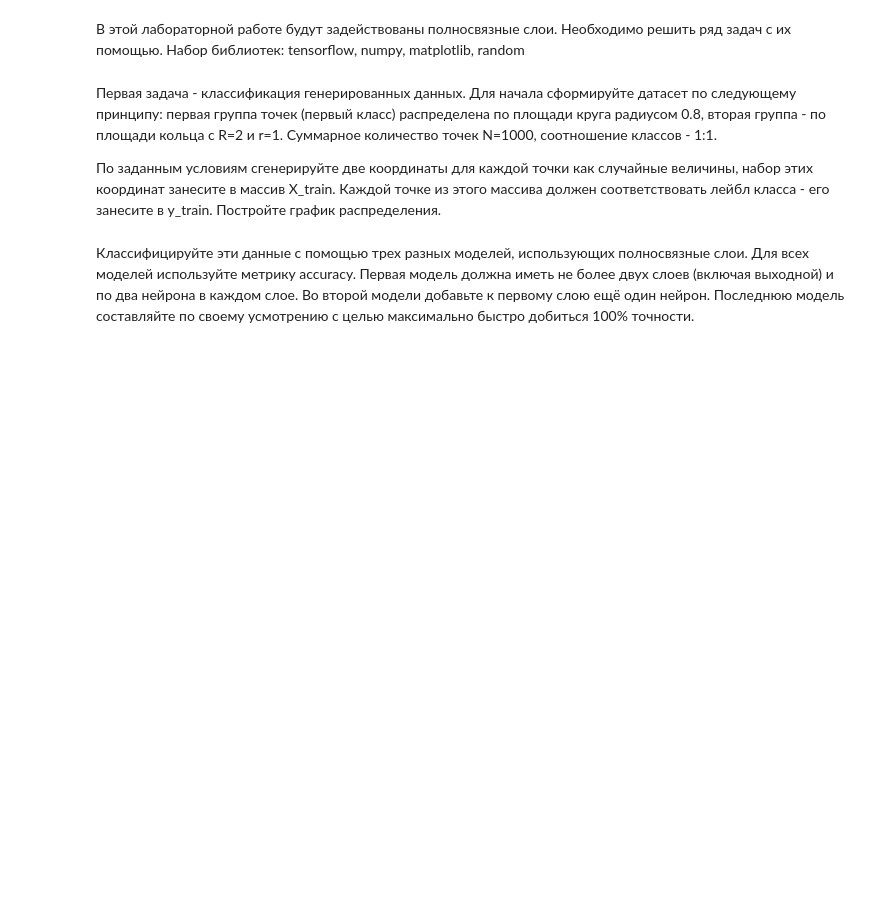
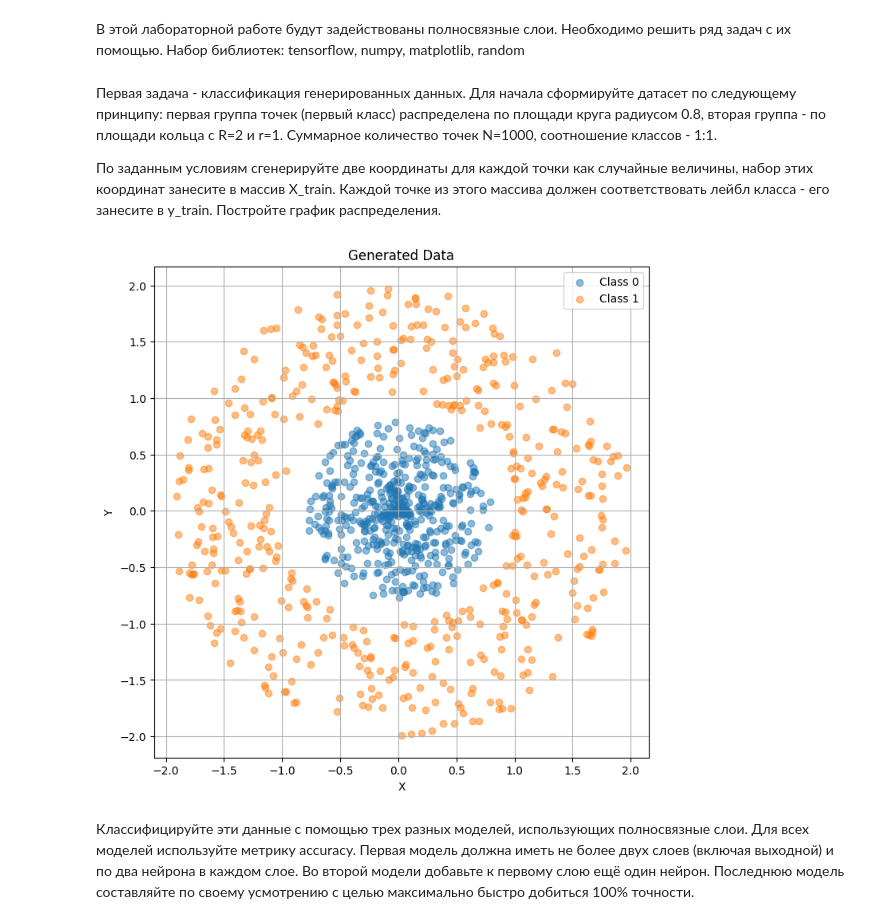
Before and after one commit to BZ6/PINDeepLearning, a Jupyter notebook: Лабораторная_работа_№1.ipynb, the cells around one changed output. Cells and saved outputs as stored; diff of their text form; code cells hidden in the pictures; blank space fills up the shorter version.

```diff
--- a/Лабораторная_работа_№1.ipynb
+++ b/Лабораторная_работа_№1.ipynb
@@ -8,5 +18,36 @@
 Первая задача - классификация генерированных данных. Для начала сформируйте датасет по следующему принципу: первая группа точек (первый класс) распределена по площади круга радиусом 0.8, вторая группа - по площади кольца с R=2 и r=1. Суммарное количество точек N=1000, соотношение классов - 1:1.
 
 По заданным условиям сгенерируйте две координаты для каждой точки как случайные величины, набор этих координат занесите в массив X_train. Каждой точке из этого массива должен соответствовать лейбл класса - его занесите в y_train. Постройте график распределения.
+# %%
+N = 1000
+X_train = np.zeros((N, 2))
+y_train = np.zeros(N)
+
+for i in range(N // 2):
+    theta = random.uniform(0, 2 * np.pi)
+
+    r = random.uniform(0, 0.8)
+    x = r * np.cos(theta)
+    y = r * np.sin(theta)
+    X_train[i] = [x, y]
+    y_train[i] = 0
+
+    r = random.uniform(1, 2)
+    x = r * np.cos(theta)
+    y = r * np.sin(theta)
+    X_train[i + N // 2] = [x, y]
+    y_train[i + N // 2] = 1
+# %%
+plt.figure(figsize=(8, 8))
+plt.scatter(X_train[y_train == 0][:, 0], X_train[y_train == 0][:, 1], label='Class 0', alpha=0.5)
+plt.scatter(X_train[y_train == 1][:, 0], X_train[y_train == 1][:, 1], label='Class 1', alpha=0.5)
+plt.legend()
+plt.title('Generated Data')
+plt.xlabel('X')
+plt.ylabel('Y')
+plt.grid(True)
+plt.show()
+# %% [output]
+[figure, added]
 # %% [markdown]
 Классифицируйте эти данные с помощью трех разных моделей, использующих полносвязные слои. Для всех моделей используйте метрику accuracy. Первая модель должна иметь не более двух слоев (включая выходной) и по два нейрона в каждом слое. Во второй модели добавьте к первому слою ещё один нейрон. Последнюю модель составляйте по своему усмотрению с целью максимально быстро добиться 100% точности.
```
Also changed, not shown: parts of 11 cells of this notebook.
